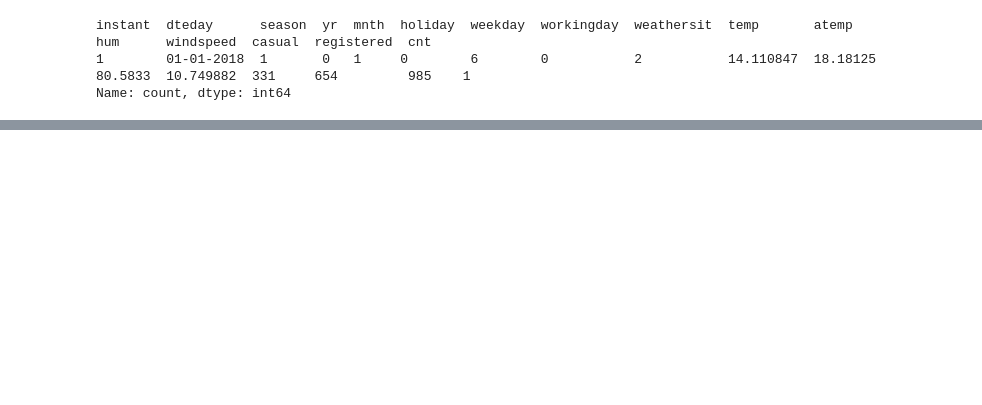
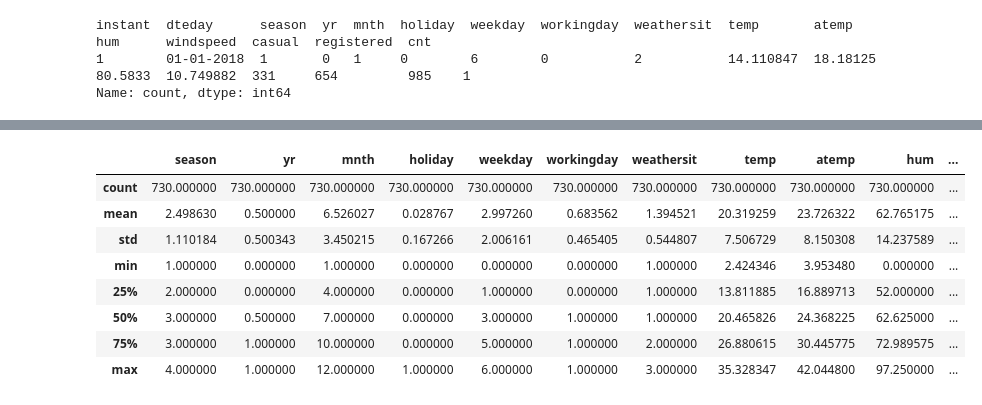
Before and after one commit to cmurakonda/Bike_Sharing, a Jupyter notebook: Bike_Sharing.ipynb, the cells around one changed output, grey strips where cells are left out. Drawn from its saved outputs; the diff is of its cells as text; code cells hidden in the pictures; blank space fills up the shorter version.

```diff
--- a/Bike_Sharing.ipynb
+++ b/Bike_Sharing.ipynb
@@ -172,0 +203,12 @@ no such option: -l
+# %%
+bike_sharing_df.describe()
+# %% [output]
+|  | season | yr | mnth | holiday | weekday | workingday | weathersit | temp | atemp | hum | ... |
+| count | 730.000000 | 730.000000 | 730.000000 | 730.000000 | 730.000000 | 730.000000 | 730.000000 | 730.000000 | 730.000000 | 730.000000 | ... |
+| mean | 2.498630 | 0.500000 | 6.526027 | 0.028767 | 2.997260 | 0.683562 | 1.394521 | 20.319259 | 23.726322 | 62.765175 | ... |
+| std | 1.110184 | 0.500343 | 3.450215 | 0.167266 | 2.006161 | 0.465405 | 0.544807 | 7.506729 | 8.150308 | 14.237589 | ... |
+| min | 1.000000 | 0.000000 | 1.000000 | 0.000000 | 0.000000 | 0.000000 | 1.000000 | 2.424346 | 3.953480 | 0.000000 | ... |
+| 25% | 2.000000 | 0.000000 | 4.000000 | 0.000000 | 1.000000 | 0.000000 | 1.000000 | 13.811885 | 16.889713 | 52.000000 | ... |
+| 50% | 3.000000 | 0.500000 | 7.000000 | 0.000000 | 3.000000 | 1.000000 | 1.000000 | 20.465826 | 24.368225 | 62.625000 | ... |
+| 75% | 3.000000 | 1.000000 | 10.000000 | 0.000000 | 5.000000 | 1.000000 | 2.000000 | 26.880615 | 30.445775 | 72.989575 | ... |
+| max | 4.000000 | 1.000000 | 12.000000 | 1.000000 | 6.000000 | 1.000000 | 3.000000 | 35.328347 | 42.044800 | 97.250000 | ... |
```
Also changed, not shown: parts of 12 cells of this notebook, 1 other file.
